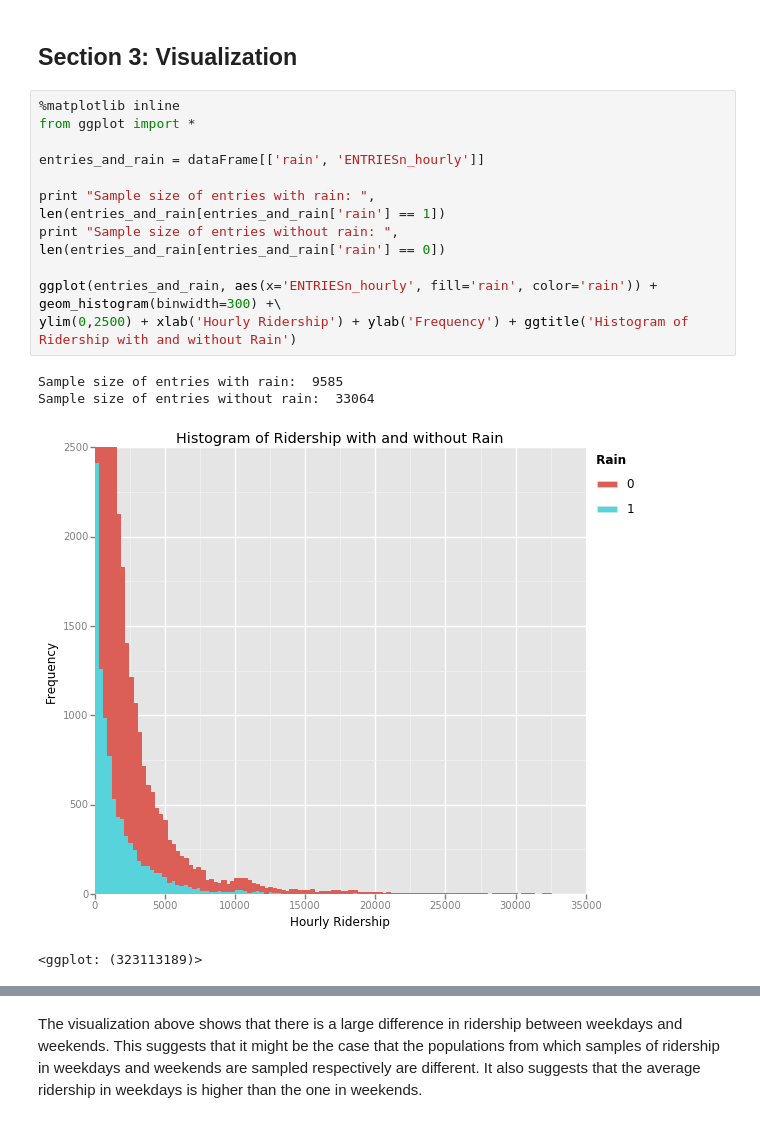
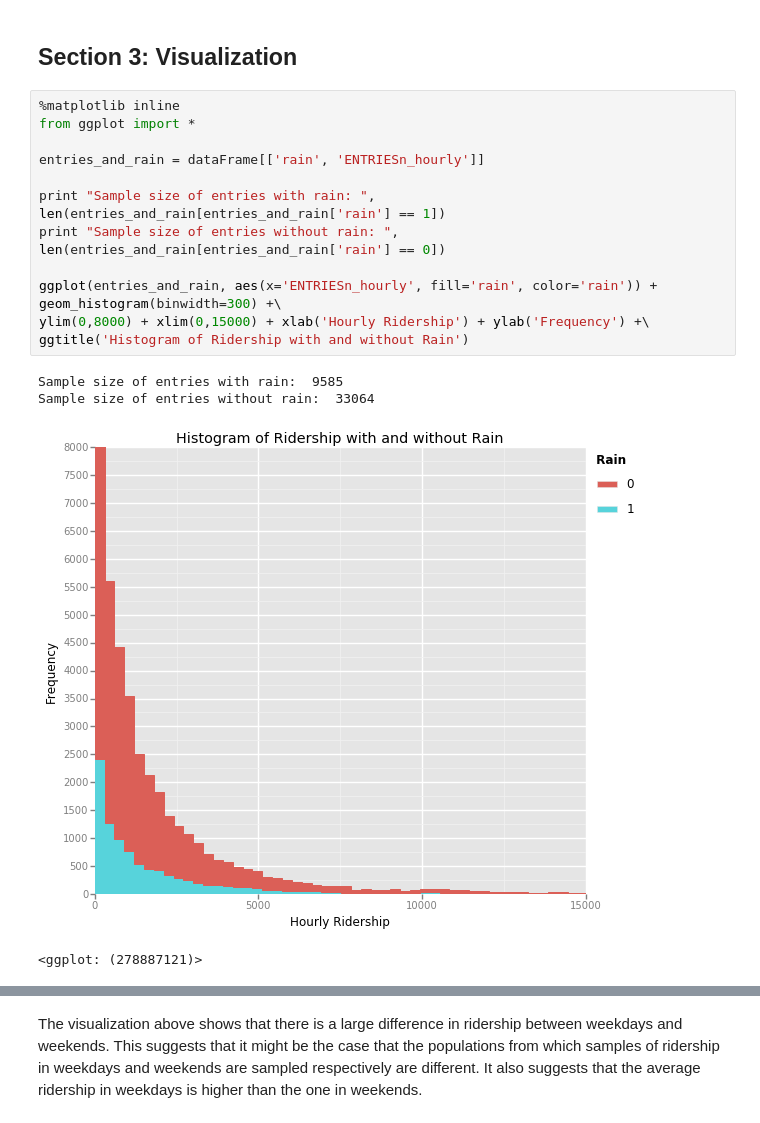
Before and after one commit to WisnuMulya/dataanalyst-nanodegree-nyc-subway, a Jupyter notebook: dand-nyc-subway.ipynb, the cells around one changed output, grey strips where cells are left out. Drawn from its saved outputs; the diff is of its cells as text.

Commit message:
modify: Conclusion and visualization

```diff
--- a/dand-nyc-subway.ipynb
+++ b/dand-nyc-subway.ipynb
@@ -158,19 +158,20 @@ However, the measure of goodness-of-fit might be best calculated with the **stan
 # %%
 %matplotlib inline
 from ggplot import *
 
 entries_and_rain = dataFrame[['rain', 'ENTRIESn_hourly']]
 
 print "Sample size of entries with rain: ", len(entries_and_rain[entries_and_rain['rain'] == 1])
 print "Sample size of entries without rain: ", len(entries_and_rain[entries_and_rain['rain'] == 0])
 
 ggplot(entries_and_rain, aes(x='ENTRIESn_hourly', fill='rain', color='rain')) + geom_histogram(binwidth=300) +\
-ylim(0,2500) + xlab('Hourly Ridership') + ylab('Frequency') + ggtitle('Histogram of Ridership with and without Rain')
+ylim(0,8000) + xlim(0,15000) + xlab('Hourly Ridership') + ylab('Frequency') +\
+ggtitle('Histogram of Ridership with and without Rain')
 # %% [output]
 Sample size of entries with rain:  9585
 Sample size of entries without rain:  33064
-[figure, old version]
+[figure, new version]
-<ggplot: (323113189)>
+<ggplot: (278887121)>
 # %% [markdown]
 - Sample size of entries with rain: 9,585
 - Sample size of entries without rain: 33,064
```
Also changed, not shown: parts of 3 cells of this notebook, 1 other file.
